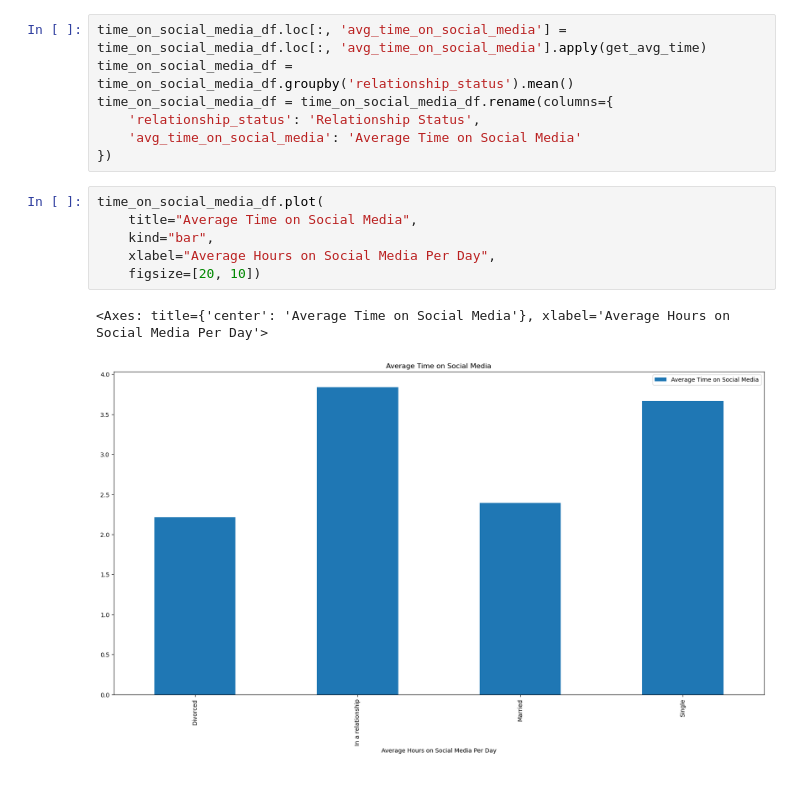
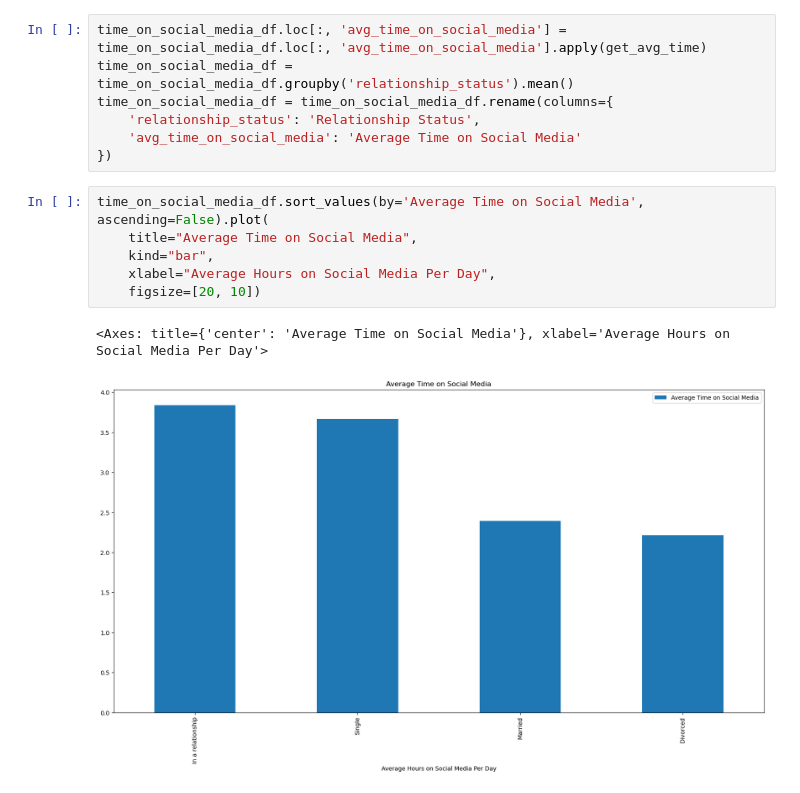
Before and after one commit to exohuman/data_analysis, a Jupyter notebook: relationship_status_social_media.ipynb, the cells around one changed output. Saved outputs shown, nothing was run; the diff lists cells and outputs as text.

Commit message:
sorted graphs descending

```diff
--- a/relationship_status_social_media.ipynb
+++ b/relationship_status_social_media.ipynb
@@ -74,12 +74,12 @@ time_on_social_media_df = time_on_social_media_df.rename(columns={
     'avg_time_on_social_media': 'Average Time on Social Media'
 })
 # %%
-time_on_social_media_df.plot(
+time_on_social_media_df.sort_values(by='Average Time on Social Media', ascending=False).plot(
     title="Average Time on Social Media",
     kind="bar",
     xlabel="Average Hours on Social Media Per Day",
     figsize=[20, 10])
 # %% [output]
 <Axes: title={'center': 'Average Time on Social Media'}, xlabel='Average Hours on Social Media Per Day'>
-[figure, old version]
+[figure, new version]
 # %%
```
Also changed, not shown: parts of 3 cells of this notebook.
